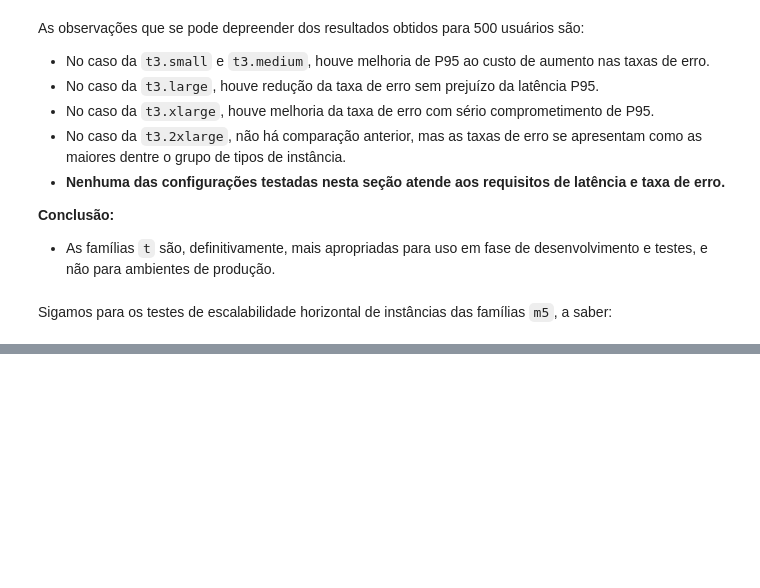
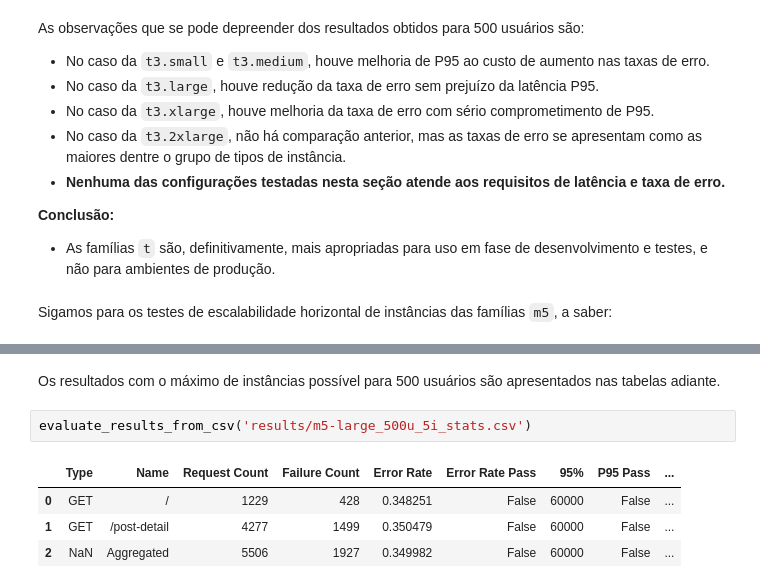
Before and after one commit to jonasluz/DIA.X540.cloud-ai, a Jupyter notebook: Project-4/Project-4.ipynb, the cells around one changed output, grey strips where cells are left out. Cells and saved outputs as stored; diff of their text form; blank space fills up the shorter version.

```diff
--- a/Project-4/Project-4.ipynb
+++ b/Project-4/Project-4.ipynb
@@ -342,0 +342,9 @@ df_prices[df_prices[INSTANCE_TYPE_COLUMN].str.startswith('m5')]
+# %% [markdown]
+Os resultados com o máximo de instâncias possível para 500 usuários são apresentados nas tabelas adiante.
+# %%
+evaluate_results_from_csv('results/m5-large_500u_5i_stats.csv')
+# %% [output]
+|  | Type | Name | Request Count | Failure Count | Error Rate | Error Rate Pass | 95% | P95 Pass | ... |
+| 0 | GET | / | 1229 | 428 | 0.348251 | False | 60000 | False | ... |
+| 1 | GET | /post-detail | 4277 | 1499 | 0.350479 | False | 60000 | False | ... |
+| 2 | NaN | Aggregated | 5506 | 1927 | 0.349982 | False | 60000 | False | ... |
```
Also changed, not shown: parts of 4 cells of this notebook, 4 other files.
